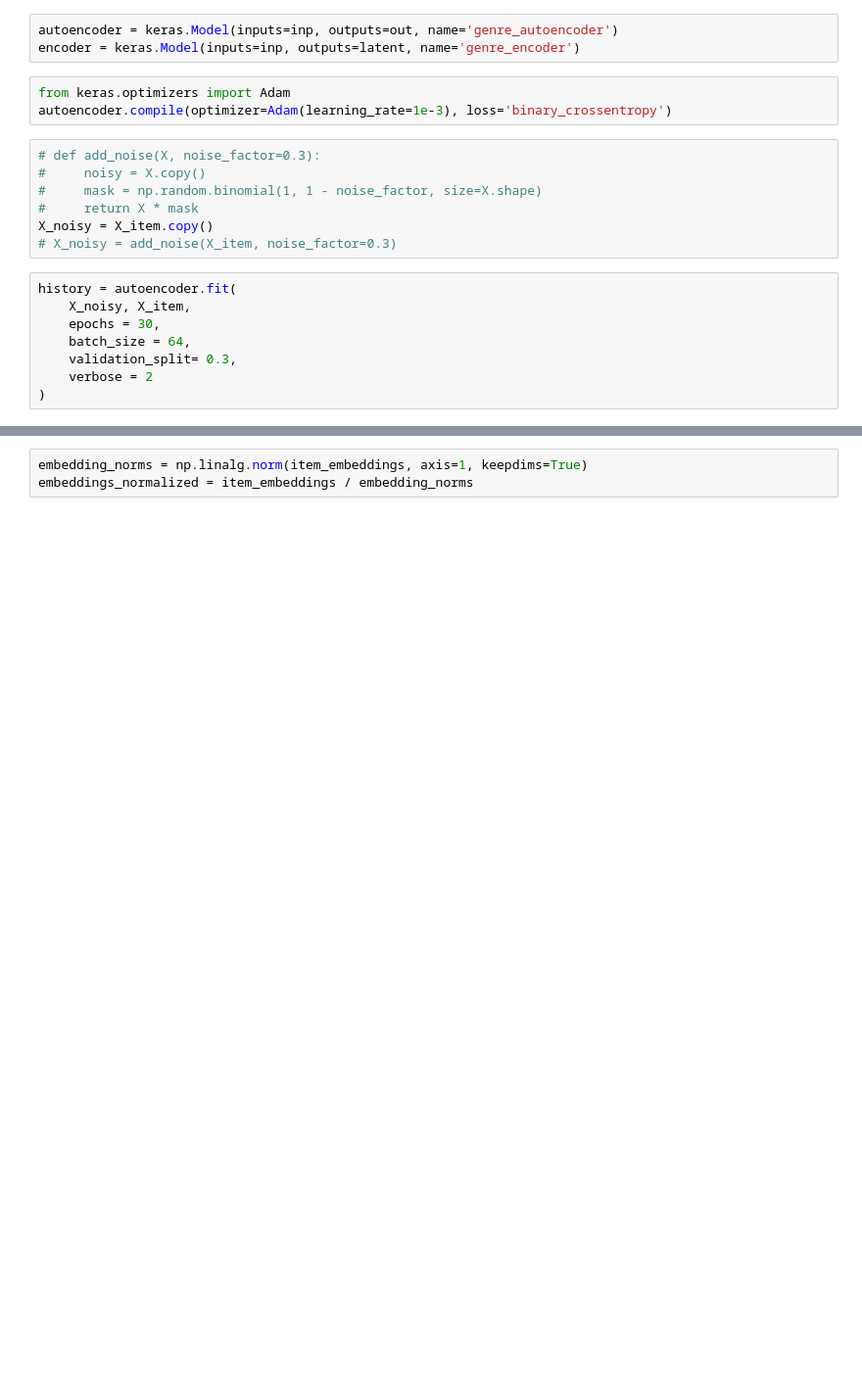
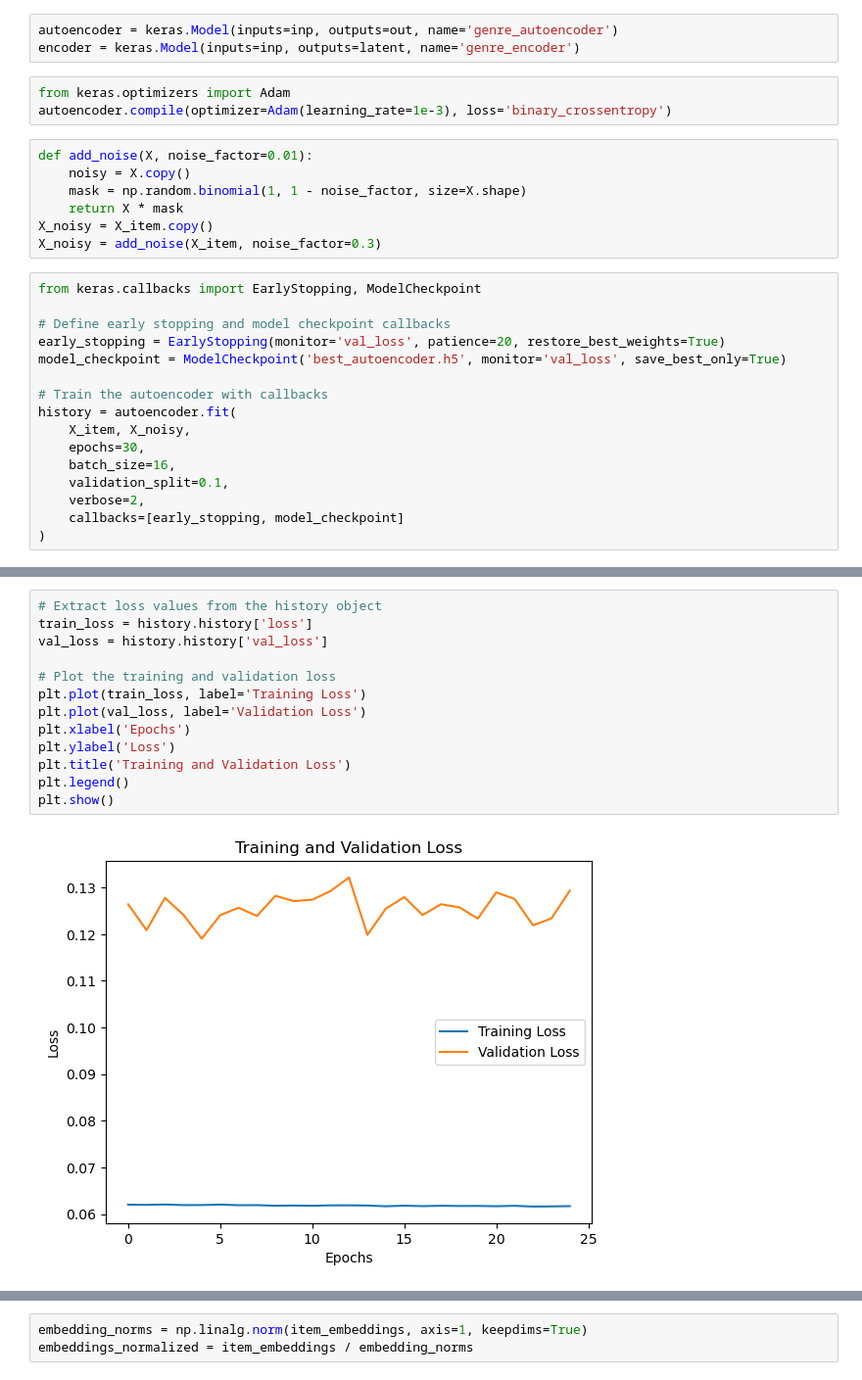
Before and after one commit to BluffSet7340/recomm_sys_project, a Jupyter notebook: taufiq/content_based_nn/autoencoder.ipynb, the cells around one changed output, grey strips where cells are left out. Shown: that part at 98% size. Cells and saved outputs as stored; diff of their text form; blank space fills up the shorter version.

```diff
--- a/taufiq/content_based_nn/autoencoder.ipynb
+++ b/taufiq/content_based_nn/autoencoder.ipynb
@@ -190,19 +185,27 @@ encoder = keras.Model(inputs=inp, outputs=latent, name='genre_encoder')
 from keras.optimizers import Adam
 autoencoder.compile(optimizer=Adam(learning_rate=1e-3), loss='binary_crossentropy')
 # %%
-# def add_noise(X, noise_factor=0.3):
-#     noisy = X.copy()
-#     mask = np.random.binomial(1, 1 - noise_factor, size=X.shape)
-#     return X * mask
+def add_noise(X, noise_factor=0.01):
+    noisy = X.copy()
+    mask = np.random.binomial(1, 1 - noise_factor, size=X.shape)
+    return X * mask
 X_noisy = X_item.copy()
-# X_noisy = add_noise(X_item, noise_factor=0.3)
+X_noisy = add_noise(X_item, noise_factor=0.3)
 # %%
+from keras.callbacks import EarlyStopping, ModelCheckpoint
+
+# Define early stopping and model checkpoint callbacks
+early_stopping = EarlyStopping(monitor='val_loss', patience=20, restore_best_weights=True)
+model_checkpoint = ModelCheckpoint('best_autoencoder.h5', monitor='val_loss', save_best_only=True)
+
+# Train the autoencoder with callbacks
 history = autoencoder.fit(
-    X_noisy, X_item,
-    epochs = 30,
-    batch_size = 64,
-    validation_split= 0.3,
-    verbose = 2
+    X_item, X_noisy,
+    epochs=30,
+    batch_size=16,
+    validation_split=0.1,
+    verbose=2,
+    callbacks=[early_stopping, model_checkpoint]
 )
 # %% [output]
 Epoch 1/30
@@ -228,0 +240,15 @@ item_embeddings = encoder.predict(X_item, batch_size=256)  # shape (n_items,32)
+# %%
+# Extract loss values from the history object
+train_loss = history.history['loss']
+val_loss = history.history['val_loss']
+
+# Plot the training and validation loss
+plt.plot(train_loss, label='Training Loss')
+plt.plot(val_loss, label='Validation Loss')
+plt.xlabel('Epochs')
+plt.ylabel('Loss')
+plt.title('Training and Validation Loss')
+plt.legend()
+plt.show()
+# %% [output]
+[figure, added]
```
Also changed, not shown: parts of 16 cells of this notebook, 3 other files.
